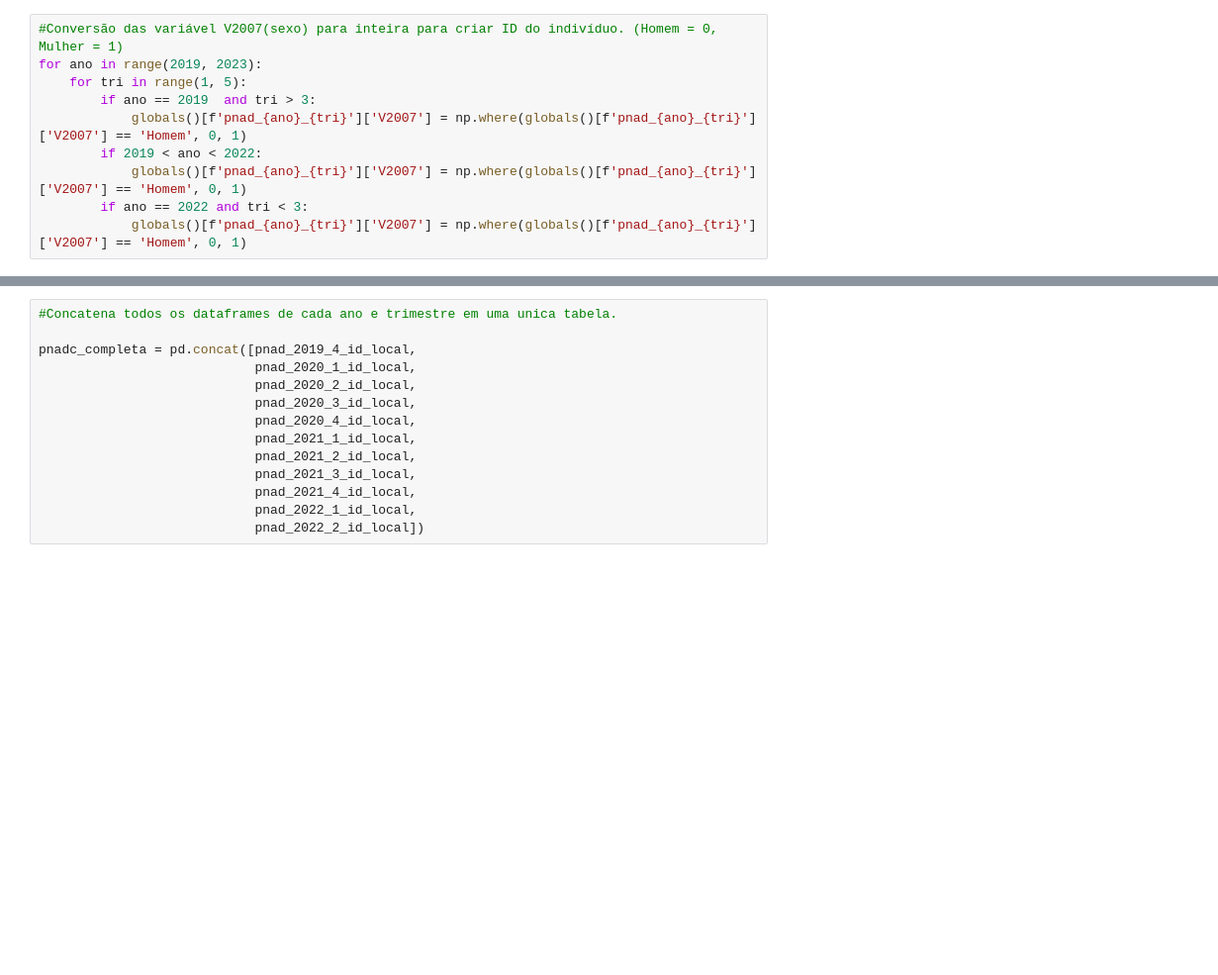
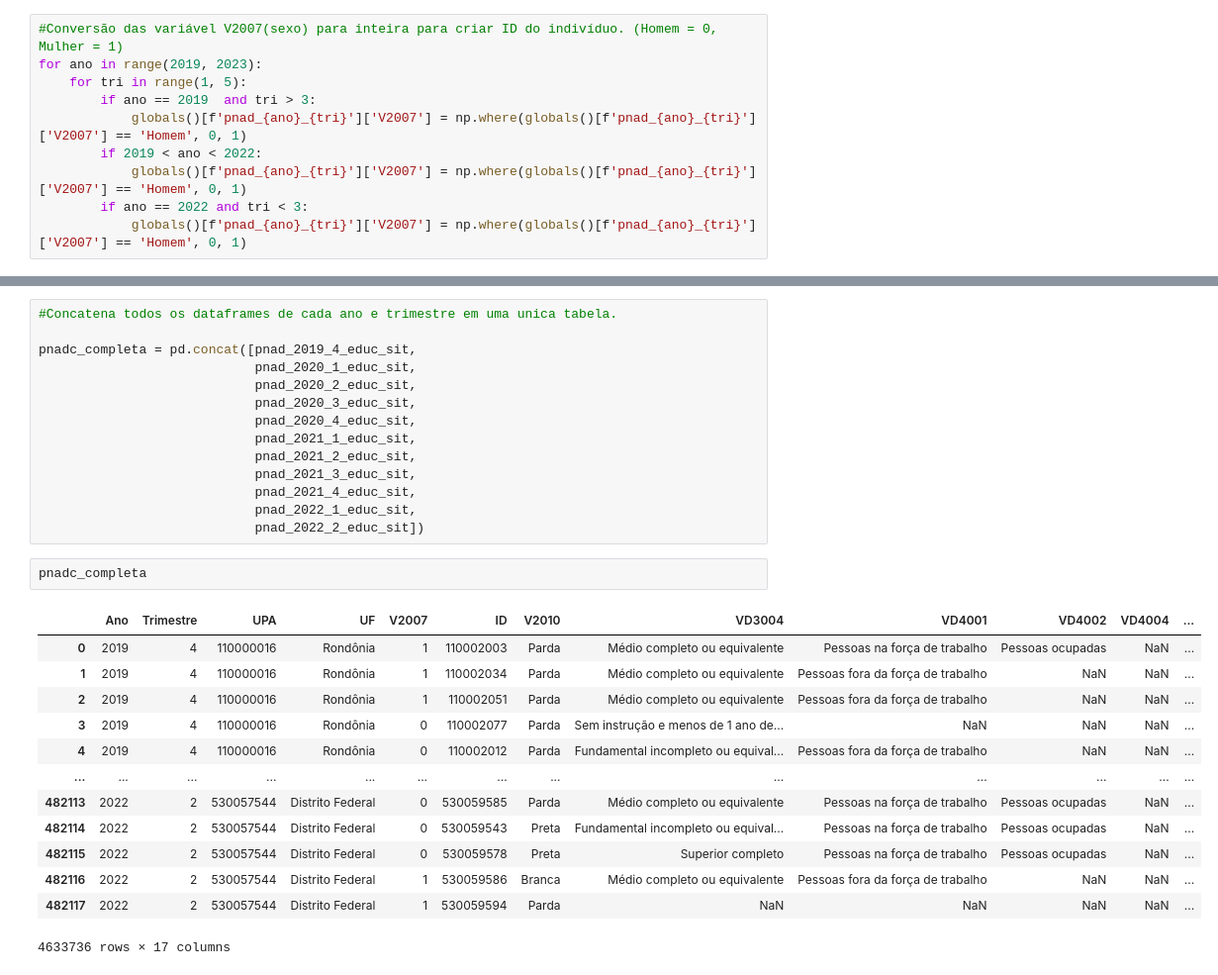
Before and after one commit to msbrasil/Mercado-de-Trabalho-Remoto, a Jupyter notebook: Indivíduos.ipynb, the cells around one changed output, grey strips where cells are left out. Shown at 99% size. Saved outputs shown, nothing was run; the diff lists cells and outputs as text; blank space fills up the shorter version.

```diff
--- a/Indivíduos.ipynb
+++ b/Indivíduos.ipynb
@@ -195,14 +208,30 @@ for ano in range(2019, 2023):
 # %%
 #Concatena todos os dataframes de cada ano e trimestre em uma unica tabela.
 
-pnadc_completa = pd.concat([pnad_2019_4_id_local,
-                            pnad_2020_1_id_local,
-                            pnad_2020_2_id_local,
-                            pnad_2020_3_id_local,
-                            pnad_2020_4_id_local,
-                            pnad_2021_1_id_local,
-                            pnad_2021_2_id_local,
-                            pnad_2021_3_id_local,
-                            pnad_2021_4_id_local,
-                            pnad_2022_1_id_local,
-                            pnad_2022_2_id_local])
+pnadc_completa = pd.concat([pnad_2019_4_educ_sit,
+                            pnad_2020_1_educ_sit,
+                            pnad_2020_2_educ_sit,
+                            pnad_2020_3_educ_sit,
+                            pnad_2020_4_educ_sit,
+                            pnad_2021_1_educ_sit,
+                            pnad_2021_2_educ_sit,
+                            pnad_2021_3_educ_sit,
+                            pnad_2021_4_educ_sit,
+                            pnad_2022_1_educ_sit,
+                            pnad_2022_2_educ_sit])
+# %%
+pnadc_completa
+# %% [output]
+|  | Ano | Trimestre | UPA | UF | V2007 | ID | V2010 | VD3004 | VD4001 | VD4002 | VD4004 | ... |
+| 0 | 2019 | 4 | 110000016 | Rondônia | 1 | 110002003 | Parda | Médio completo ou equivalente | Pessoas na força de trabalho | Pessoas ocupadas | NaN | ... |
+| 1 | 2019 | 4 | 110000016 | Rondônia | 1 | 110002034 | Parda | Médio completo ou equivalente | Pessoas fora da força de trabalho | NaN | NaN | ... |
+| 2 | 2019 | 4 | 110000016 | Rondônia | 1 | 110002051 | Parda | Médio completo ou equivalente | Pessoas fora da força de trabalho | NaN | NaN | ... |
+| 3 | 2019 | 4 | 110000016 | Rondônia | 0 | 110002077 | Parda | Sem instrução e menos de 1 ano de... | NaN | NaN | NaN | ... |
+| 4 | 2019 | 4 | 110000016 | Rondônia | 0 | 110002012 | Parda | Fundamental incompleto ou equival... | Pessoas fora da força de trabalho | NaN | NaN | ... |
+| ... | ... | ... | ... | ... | ... | ... | ... | ... | ... | ... | ... | ... |
+| 482113 | 2022 | 2 | 530057544 | Distrito Federal | 0 | 530059585 | Parda | Médio completo ou equivalente | Pessoas na força de trabalho | Pessoas ocupadas | NaN | ... |
+| 482114 | 2022 | 2 | 530057544 | Distrito Federal | 0 | 530059543 | Preta | Fundamental incompleto ou equival... | Pessoas na força de trabalho | Pessoas ocupadas | NaN | ... |
+| 482115 | 2022 | 2 | 530057544 | Distrito Federal | 0 | 530059578 | Preta | Superior completo | Pessoas na força de trabalho | Pessoas ocupadas | NaN | ... |
+| 482116 | 2022 | 2 | 530057544 | Distrito Federal | 1 | 530059586 | Branca | Médio completo ou equivalente | Pessoas fora da força de trabalho | NaN | NaN | ... |
+| 482117 | 2022 | 2 | 530057544 | Distrito Federal | 1 | 530059594 | Parda | NaN | NaN | NaN | NaN | ... |
+4633736 rows × 17 columns
```
Also changed, not shown: parts of 3 cells of this notebook, 2 other files.
